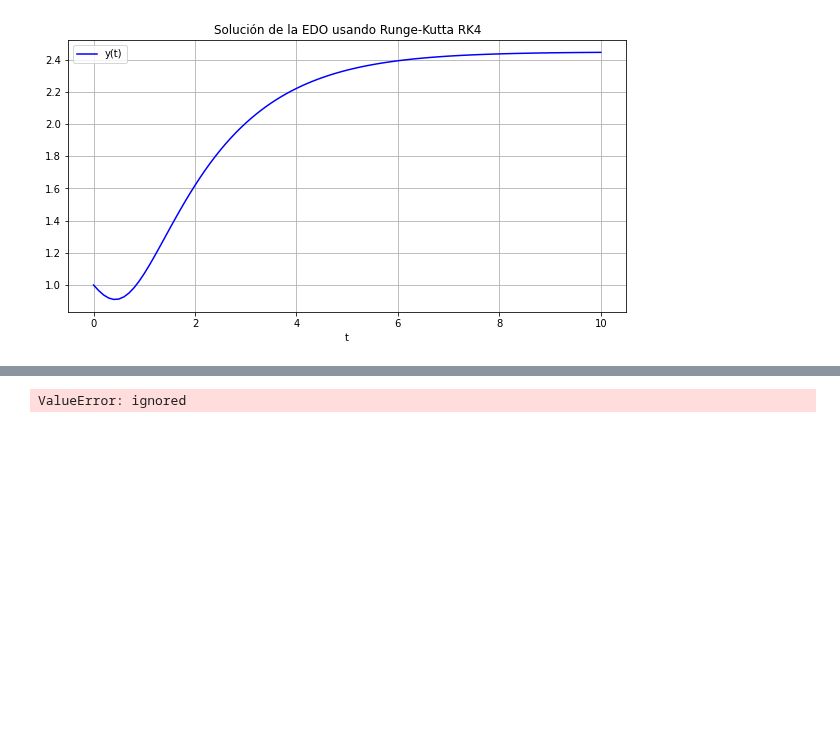
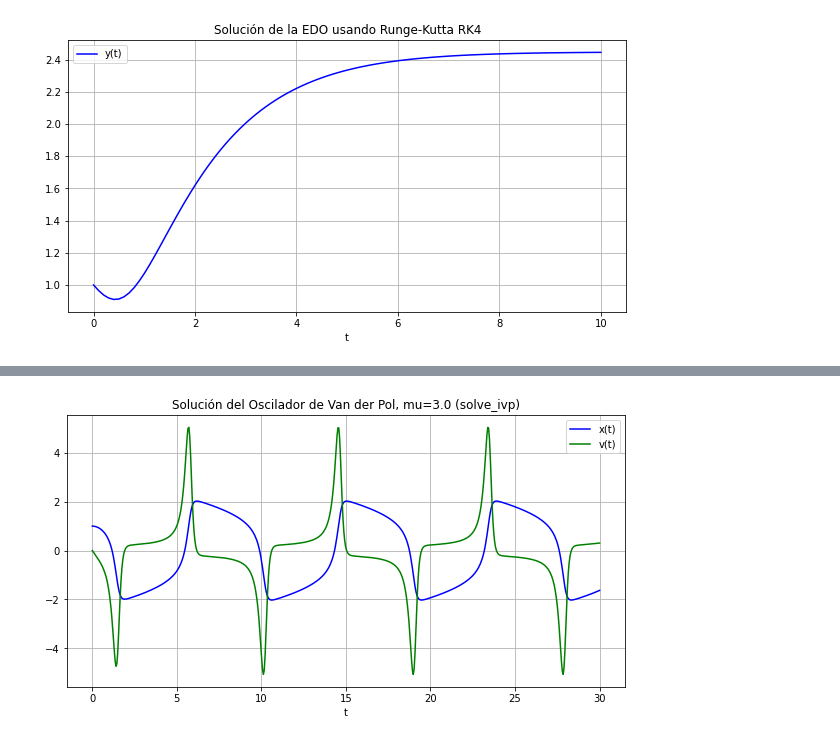
Before and after one commit to carloslizarragac/FisicaComputacional1, a Jupyter notebook: Actividad8.ipynb, the cells around one changed output, grey strips where cells are left out. Drawn from its saved outputs; the diff is of its cells as text; code cells hidden in the pictures; blank space fills up the shorter version.

```diff
--- a/Actividad8.ipynb
+++ b/Actividad8.ipynb
@@ -471,61 +571,46 @@ La ecuación diferencial anterior de segundo orden se puede escribir como un sis
 # %%
-# En proceso....
+# Utilizando scipy.integrate.solve_ivp
 
-from scipy.integrate import solve_ivp
+from scipy.integrate import solve_ivp, odeint
 
 # definimos la función F de lado derecho de la ecuación.
-def VanderPol(y,t,mu):
-        x, v = y
-        dydt = [v, mu*(1 - x**2)*v - x]
-        return dydt
+def VanderPol(t,y,mu):
+      dydt = [y[1], mu*(1 - y[0]**2)*y[1] - y[0]]
+      return dydt
 
-# Paso de integración h = (b-a)/Npts
-a=0
-b=20.0
-Npts=200
-h = (b-a)/Npts
+# Paso de integración h = (tmax-t0)/Npts
+t0=0
+tmax=30.0
+Npts=600
+
 # Condiciones iniciales
 # Definimos el coeficiente mu
-mu=1.0
+mu=3.0
 
 # Definimos las condiciones iniciales
-y_0 = [2.0, 0.0]
-
-
-# Definimos el tiempo de integración de 0 a 10 segundos (101 puntos, h=0.1)
-t = np.linspace(a, b)
-tspan = [0.0,20.0]
-
 t_0 = 0.0
 y_0 = [1.0, 0.0]
 
-t_values = [t_0]
-y_values = [y_0]
+# Definimos el tiempo de integración de 0 a 10 segundos (101 puntos, h=0.1)
+t = np.linspace(t0,tmax,Npts)
 
-# Calcula la solución con RK4
-t = t_0
-y = y_0
+abserr = 1.0e-8
+relerr = 1.0e-6
 
-t, y = solve_ivp(VanderPol, [0,20], [0,10], args=(mu), method='RK45', t_eval=np.array(t), vectorized=True)
+sol = solve_ivp(lambda t, y, mu: VanderPol(t, y, mu),(t0,tmax), y0=y_0, method='RK45', t_eval=t, args=(mu,), rtol=relerr, atol=abserr)
+#print(sol)
 
-#for _ in range(Npts):
-#  t, y = solve_ivp(VanderPol, [0,20], [0,10], args=(mu), method='RK45', vectorized=True)
-#  t_values.append(t)
-#  y_values.append(y)
-
-
-
-# Usamos el método de integración de scipy.integrate.odeint
-
-#y = solve_ivp(VanderPol(y,t,mu), y0 = y_0, method='RK45', args=(mu), t_eval=t)
+# La solución regresa ambas x(t) y v(t)
+y1=sol.y[0]
+y2=sol.y[1]
 
 plt.figure(figsize=(10,5))
-plt.plot(t, y[:, 0], 'b', label='theta(t)')
-plt.plot(t, y[:, 1], 'g', label='omega(t)')
+plt.plot(t, y1, 'b', label='x(t)')
+plt.plot(t, y2, 'g', label='v(t)')
 plt.legend(loc='best')
-plt.title('Solución de la ecuación de movimiento del péndulo')
+plt.title('Solución del Oscilador de Van der Pol, mu=3.0 (solve_ivp)')
 plt.xlabel('t')
 plt.grid()
 plt.show()
 # %% [output]
-ValueError: ignored
+[figure, added]
```
Also changed, not shown: parts of 8 cells of this notebook.
